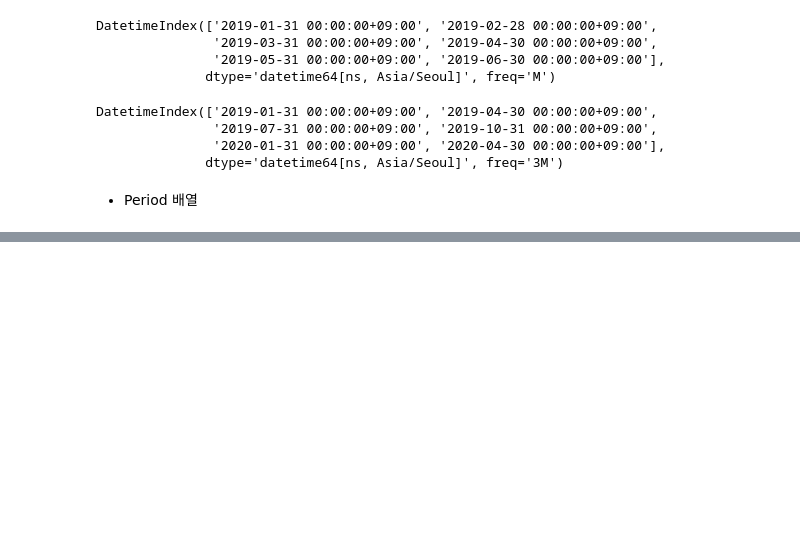
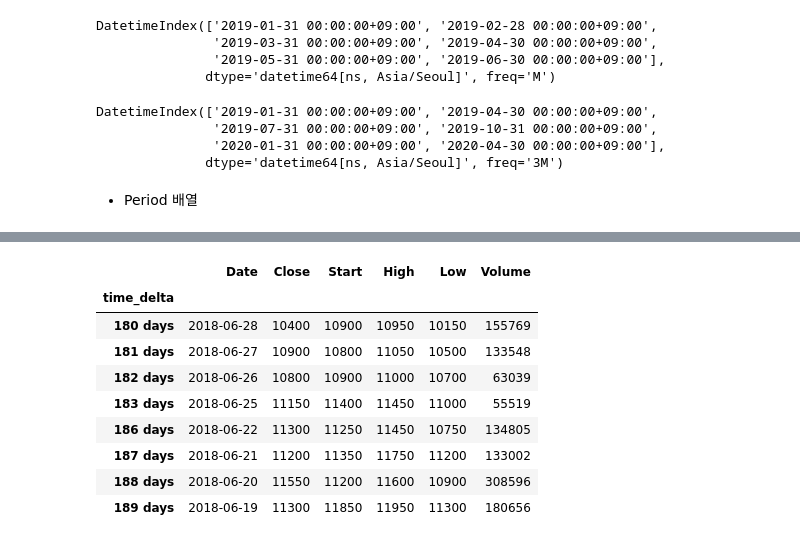
Before and after one commit to Hongbi-Kim/DataAnalysis, a Jupyter notebook: 판다스_데이터분석/5. 데이터 사전 처리.ipynb, the cells around one changed output, grey strips where cells are left out. Saved outputs shown, nothing was run; the diff lists cells and outputs as text; code cells hidden in the pictures; blank space fills up the shorter version.

```diff
--- a/판다스_데이터분석/5. 데이터 사전 처리.ipynb
+++ b/판다스_데이터분석/5. 데이터 사전 처리.ipynb
@@ -727,0 +805,4 @@ ts_3m
+# %%
+df['new_Date'] = pd.to_datetime(df['Date'])
+df.set_index('new_Date', inplace = True)
+df.head()
@@ -727,0 +859,18 @@ ts_3m
+# %%
+# 시간 간격 계산, 최근 180일~189일 사이의 값들만 선택
+today = pd.to_datetime('2018-12-25')         # 기준일 생성
+df['time_delta'] = today - df.index          # 날짜 차이 계산
+df.set_index('time_delta', inplace = True)   # 행 인덱스로 지정
+df_180 = df['180 days':'189 days']
+df_180
+# %% [output]
+|  | Date | Close | Start | High | Low | Volume |
+| time_delta |  |  |  |  |  |  |
+| 180 days | 2018-06-28 | 10400 | 10900 | 10950 | 10150 | 155769 |
+| 181 days | 2018-06-27 | 10900 | 10800 | 11050 | 10500 | 133548 |
+| 182 days | 2018-06-26 | 10800 | 10900 | 11000 | 10700 | 63039 |
+| 183 days | 2018-06-25 | 11150 | 11400 | 11450 | 11000 | 55519 |
+| 186 days | 2018-06-22 | 11300 | 11250 | 11450 | 10750 | 134805 |
+| 187 days | 2018-06-21 | 11200 | 11350 | 11750 | 11200 | 133002 |
+| 188 days | 2018-06-20 | 11550 | 11200 | 11600 | 10900 | 308596 |
+| 189 days | 2018-06-19 | 11300 | 11850 | 11950 | 11300 | 180656 |
```
Also changed, not shown: parts of 14 cells of this notebook, 3 other files.
